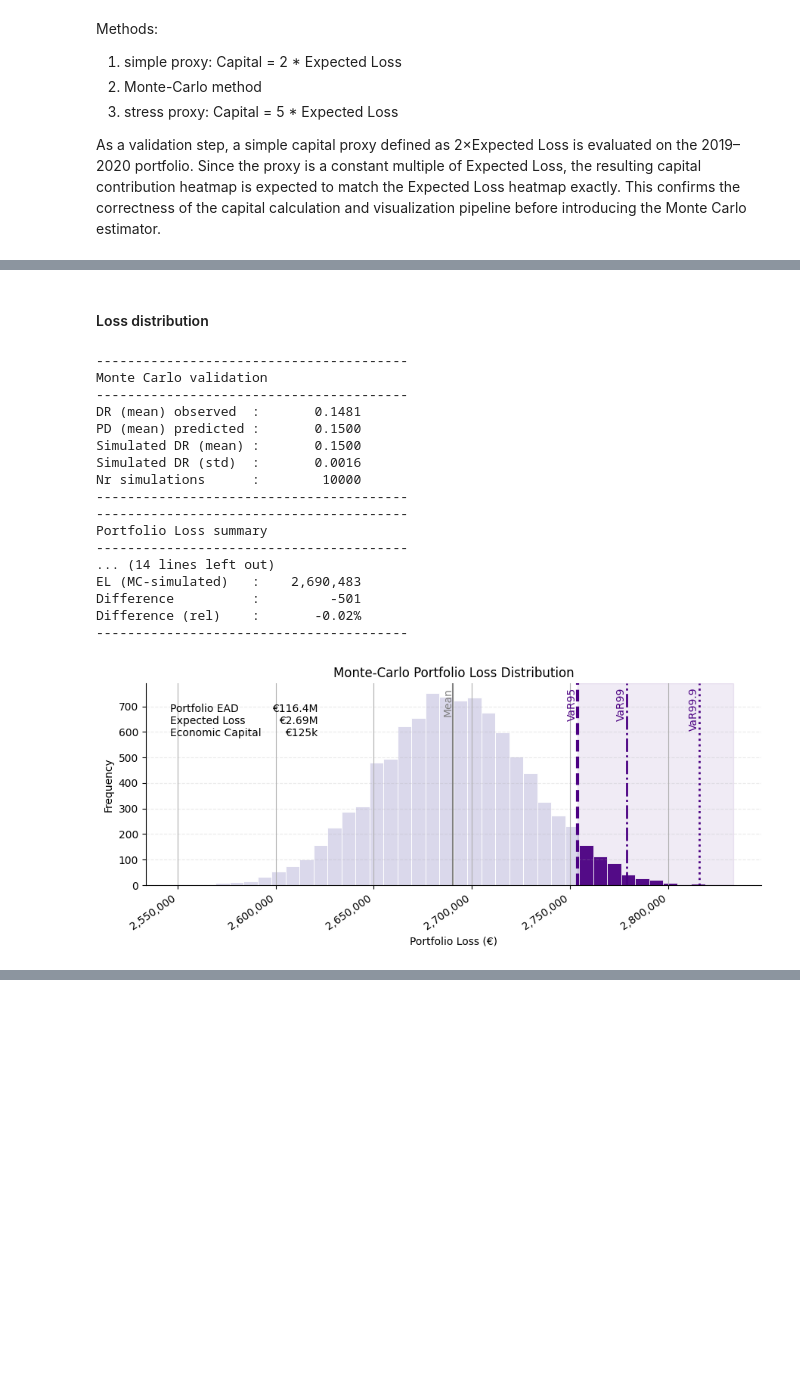
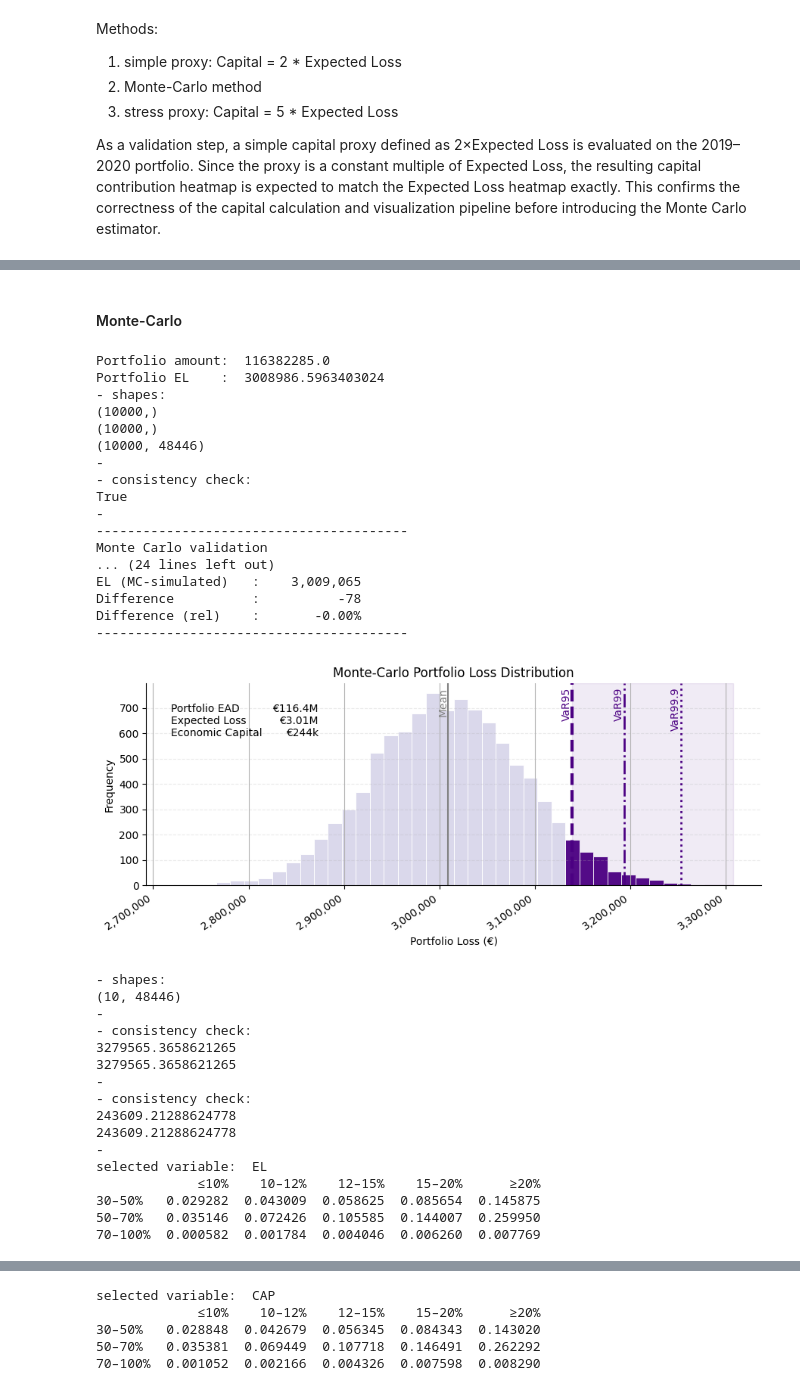
Before and after one commit to kostis2019/CREDIT-RISK-FRAMEWORK, a Jupyter notebook: notebooks/06_capital.ipynb, the cells around one changed output, grey strips where cells are left out. Cells and saved outputs as stored; diff of their text form; code cells hidden in the pictures; blank space fills up the shorter version.

```diff
--- a/notebooks/06_capital.ipynb
+++ b/notebooks/06_capital.ipynb
@@ -117,25 +115,43 @@ selected variable:  CAP
 # %% [markdown]
-#### Loss distribution
+#### Monte-Carlo
-# %%
-# capital estimation 'monte-carlo' with predicted LGDs
-
-capital_with_predLGD = estimate_capital(portfolio, method="monte-carlo", column_lgd="LGD")
-# %% [output]
-----------------------------------------
-Monte Carlo validation
-----------------------------------------
-DR (mean) observed  :       0.1481
-PD (mean) predicted :       0.1500
-Simulated DR (mean) :       0.1500
-Simulated DR (std)  :       0.0016
-Nr simulations      :        10000
-----------------------------------------
-----------------------------------------
-Portfolio Loss summary
-----------------------------------------
-... (14 lines left out)
-EL (MC-simulated)   :    2,690,483
-Difference          :         -501
-Difference (rel)    :       -0.02%
-----------------------------------------
-[figure, removed]
+# %%
+# capital estimation 'monte-carlo' with observed LGDs
+
+capital_with_realLGD = estimate_capital(portfolio, method="monte-carlo", column_lgd="LossGivenDefault", allocate=True)
+my_heatmap(capital_with_realLGD, variable="EL" , column_lgd="LossGivenDefault")
+my_heatmap(capital_with_realLGD, variable="CAP", column_lgd="LossGivenDefault")
+# %% [output]
+Portfolio amount:  116382285.0
+Portfolio EL    :  3008986.5963403024
+- shapes:
+(10000,)
+(10000,)
+(10000, 48446)
+-
+- consistency check:
+True
+-
+----------------------------------------
+Monte Carlo validation
+... (24 lines left out)
+EL (MC-simulated)   :    3,009,065
+Difference          :          -78
+Difference (rel)    :       -0.00%
+----------------------------------------
+[figure, added]
+- shapes:
+(10, 48446)
+-
+- consistency check:
+3279565.3658621265
+3279565.3658621265
+-
+- consistency check:
+243609.21288624778
+243609.21288624778
+-
+selected variable:  EL
+             ≤10%    10–12%    12–15%    15–20%      ≥20%
+30–50%   0.029282  0.043009  0.058625  0.085654  0.145875
+50–70%   0.035146  0.072426  0.105585  0.144007  0.259950
+70–100%  0.000582  0.001784  0.004046  0.006260  0.007769
@@ -141,0 +159,5 @@ Difference (rel)    :       -0.02%
+selected variable:  CAP
+             ≤10%    10–12%    12–15%    15–20%      ≥20%
+30–50%   0.028848  0.042679  0.056345  0.084343  0.143020
+50–70%   0.035381  0.069449  0.107718  0.146491  0.262292
+70–100%  0.001052  0.002166  0.004326  0.007598  0.008290
```
Also changed, not shown: parts of 4 cells of this notebook, 2 other files.
